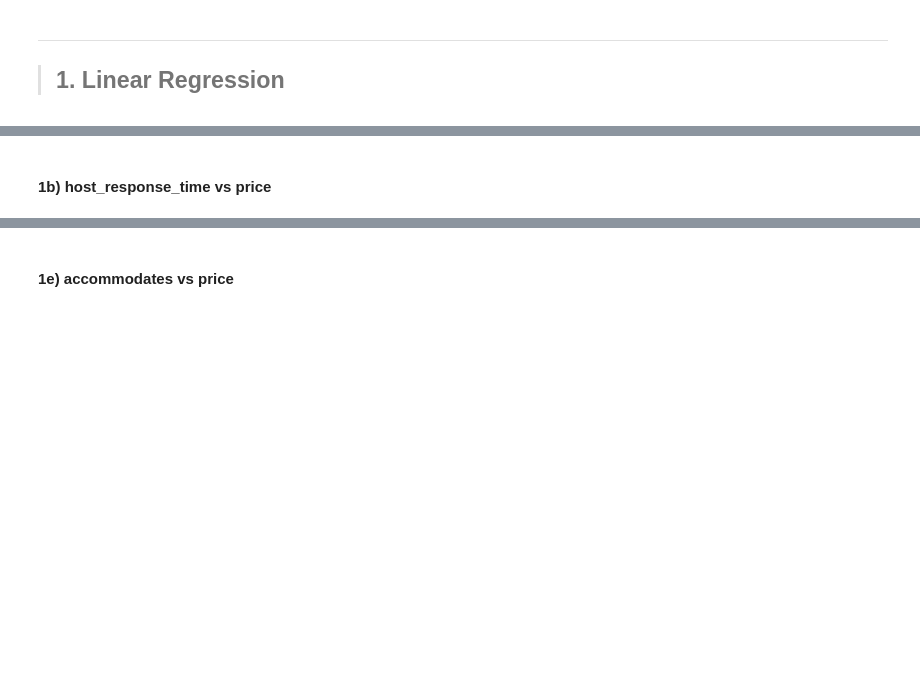
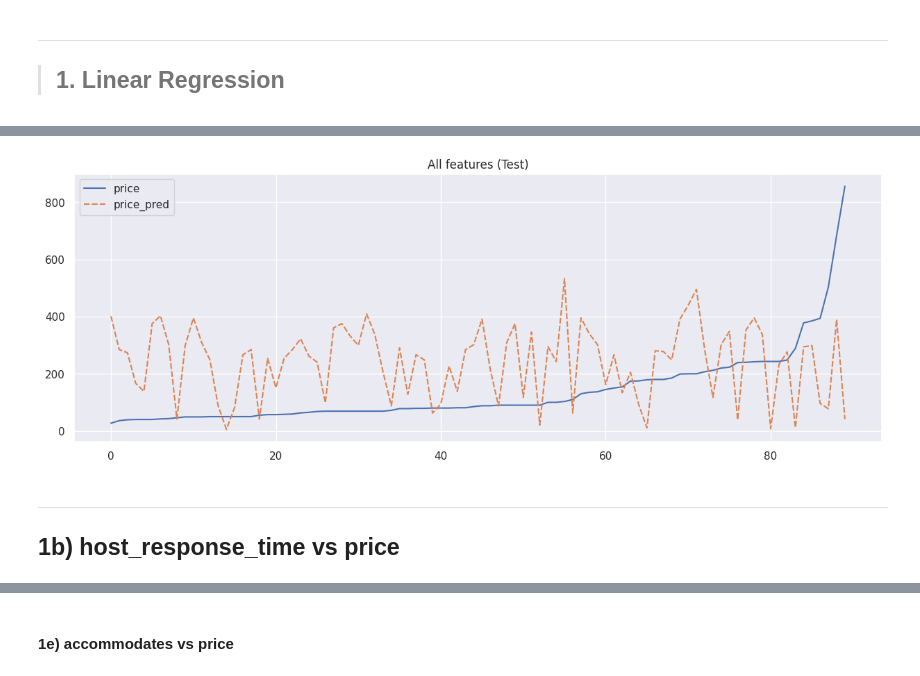
Before and after one commit to isaacchunn/SC1015_MiniPrj_Airbnb, a Jupyter notebook: Airbnb_Linear_Regression.ipynb, the cells around one changed output, grey strips where cells are left out. Saved outputs shown, nothing was run; the diff lists cells and outputs as text; code cells hidden in the pictures; blank space fills up the shorter version.

```diff
--- a/Airbnb_Linear_Regression.ipynb
+++ b/Airbnb_Linear_Regression.ipynb
@@ -491,2 +627,8 @@ priceDF.head(n=5)
+# %%
+fg = plt.figure(figsize=(15, 5))
+plot_actual_vs_pred(y_test, y_test_pred, title='All features (Test)')
+# %% [output]
+[figure, added]
 # %% [markdown]
-#### 1b) host_response_time vs price
+---
+## 1b) host_response_time vs price
```
Also changed, not shown: parts of 35 cells of this notebook.
